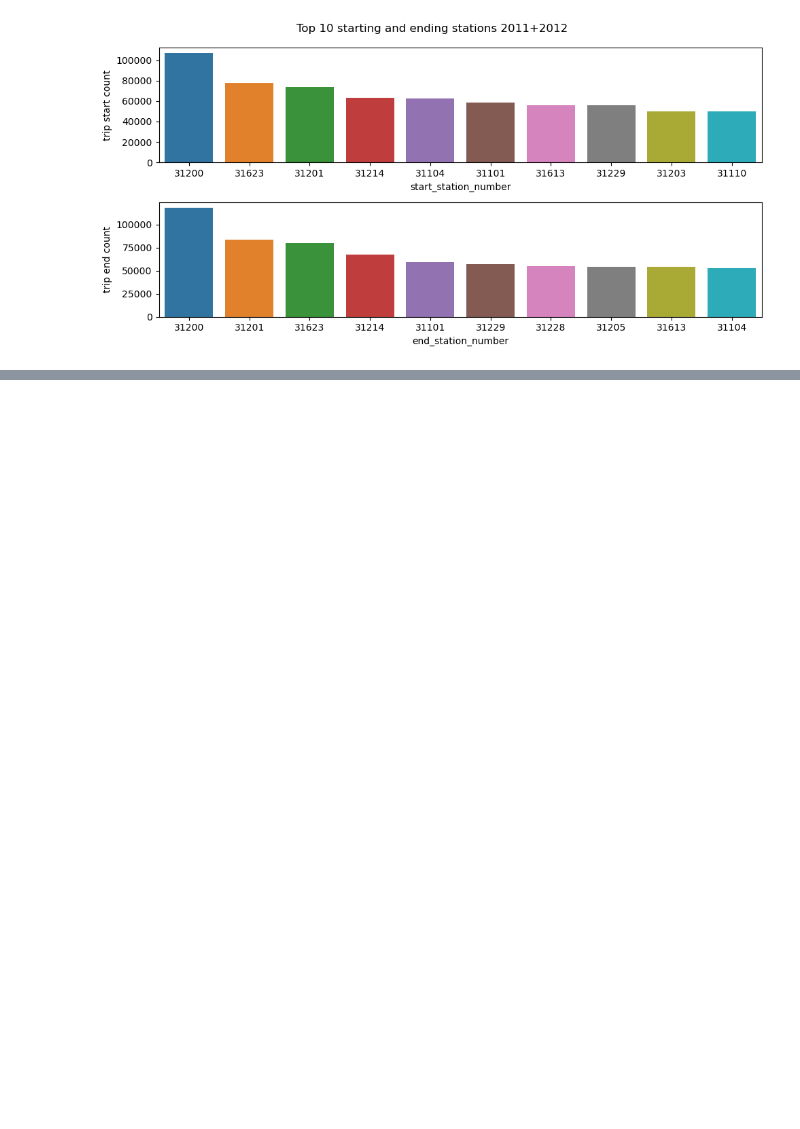
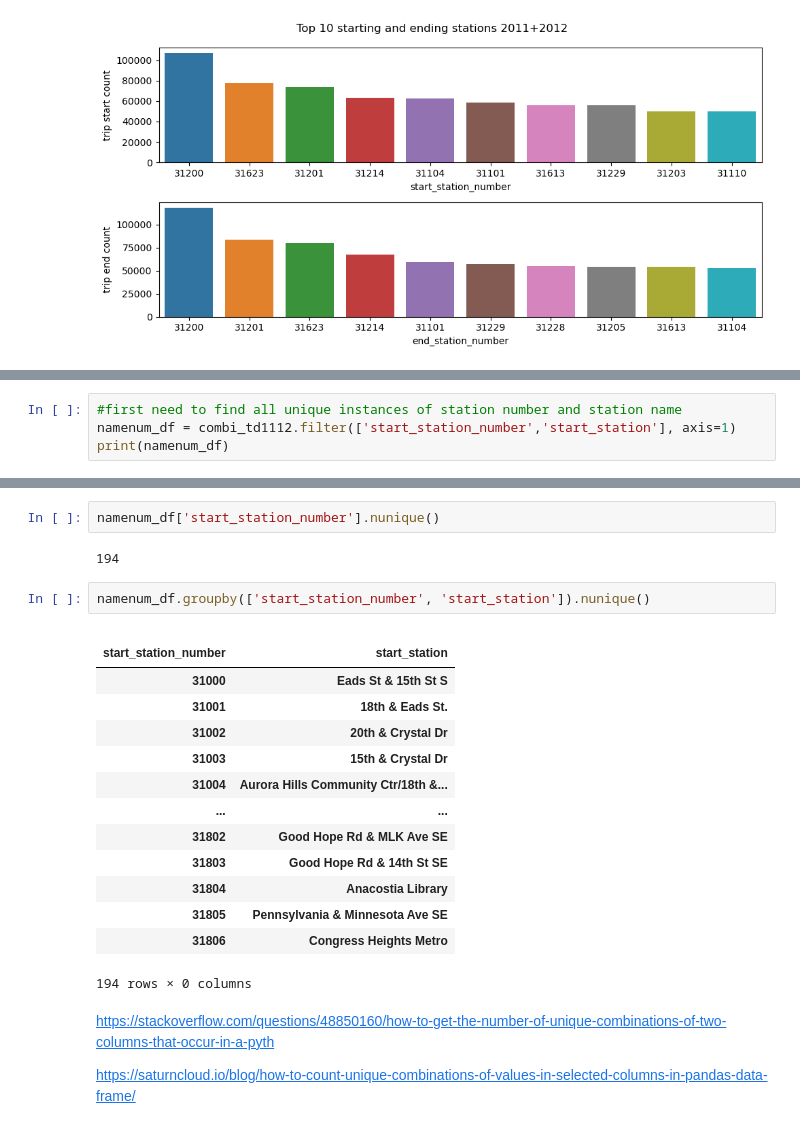
Before and after one commit to cdb8675309/Project3_Sprint-2, a Jupyter notebook: P3_S2.ipynb, the cells around one changed output, grey strips where cells are left out. Drawn from its saved outputs; the diff is of its cells as text; blank space fills up the shorter version.

```diff
--- a/P3_S2.ipynb
+++ b/P3_S2.ipynb
@@ -541,0 +643,4 @@ Name: start_station_number, dtype: int64
+# %%
+#first need to find all unique instances of station number and station name
+namenum_df = combi_td1112.filter(['start_station_number','start_station'], axis=1)
+print(namenum_df)
@@ -541,0 +665,25 @@ Name: start_station_number, dtype: int64
+# %%
+namenum_df['start_station_number'].nunique()
+# %% [output]
+194
+# %%
+namenum_df.groupby(['start_station_number', 'start_station']).nunique()
+# %% [output]
+|  |  |
+| start_station_number | start_station |
+| 31000 | Eads St & 15th St S |
+| 31001 | 18th & Eads St. |
+| 31002 | 20th & Crystal Dr |
+| 31003 | 15th & Crystal Dr |
+| 31004 | Aurora Hills Community Ctr/18th &... |
+| ... | ... |
+| 31802 | Good Hope Rd & MLK Ave SE |
+| 31803 | Good Hope Rd & 14th St SE |
+| 31804 | Anacostia Library |
+| 31805 | Pennsylvania & Minnesota Ave SE |
+| 31806 | Congress Heights Metro |
+194 rows × 0 columns
+# %% [markdown]
+https://stackoverflow.com/questions/48850160/how-to-get-the-number-of-unique-combinations-of-two-columns-that-occur-in-a-pyth
+
+https://saturncloud.io/blog/how-to-count-unique-combinations-of-values-in-selected-columns-in-pandas-data-frame/
```
Also changed, not shown: parts of 16 cells of this notebook.
